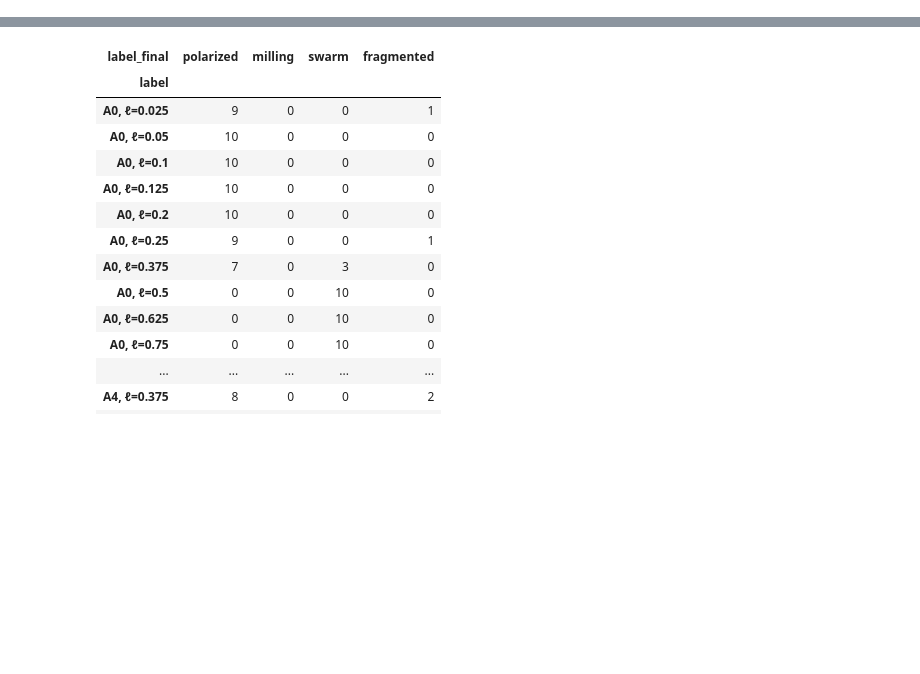
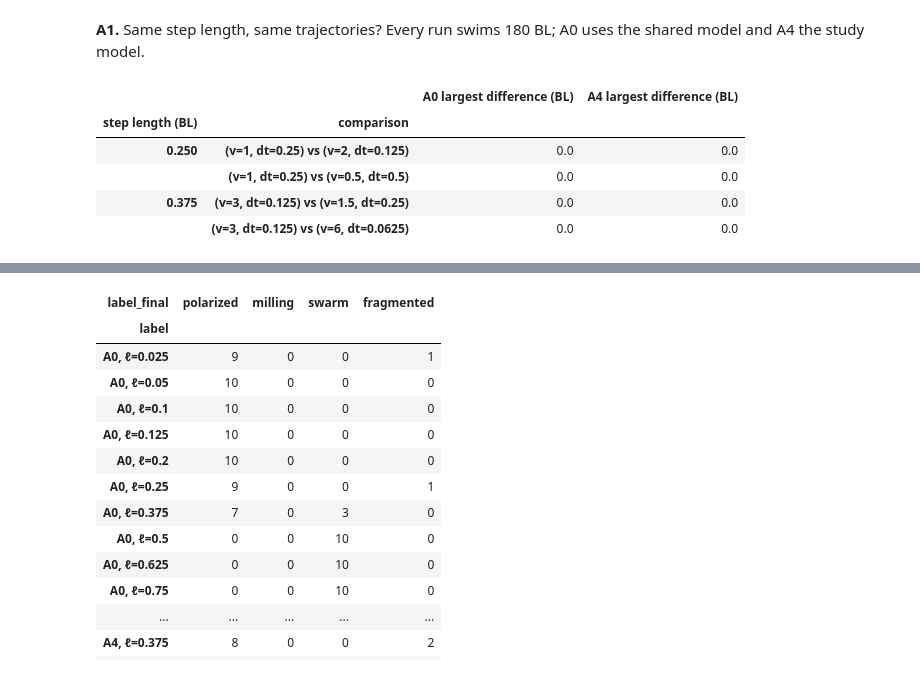
Before and after one commit to JacopodiPaola/MAS-2026, a Jupyter notebook: checks/trial_six_dt_and_speed/trial_six_dt_and_speed.ipynb, the cells around one changed output, grey strips where cells are left out. Cells and saved outputs as stored; diff of their text form; code cells hidden in the pictures; blank space fills up the shorter version.

```diff
--- a/checks/trial_six_dt_and_speed/trial_six_dt_and_speed.ipynb
+++ b/checks/trial_six_dt_and_speed/trial_six_dt_and_speed.ipynb
@@ -252,0 +84,48 @@ short_table(step_summary)
+# %%
+def shared_model_trajectory(speed, dt, seed, n_decisions, max_turn_rate=None, angular_noise=0.0):
+    """Positions after every decision in the shared model (shiner_model.py)."""
+    model = GoldenShinersModel(speed=speed, dt=dt, seed=seed, max_turn_rate=max_turn_rate,
+                               angular_noise=angular_noise, record_every=n_decisions + 1)
+    return record_trajectory(model, n_decisions)
+
+
+def study_model_trajectory(settings, speed, dt, seed, n_decisions):
+    """Positions after every decision in the study model, with a given speed and dt."""
+    changed = change_settings(settings, settings["label"], {"speed": speed, "dt": dt})
+    return record_trajectory(build_model(changed, seed), n_decisions)
+
+
+def largest_difference(trajectory_a, trajectory_b):
+    """Largest distance (BL) between the same fish at the same decision in two runs."""
+    distances = np.linalg.norm(trajectory_a - trajectory_b, axis=2)   # shape: (decisions, fish)
+    return distances.max()
+# %% [markdown]
+**A1.** Same step length, same trajectories? Every run swims 180 BL; A0 uses the shared model and A4 the study model.
+# %%
+rows = []
+for step_length in SAME_STEP_LENGTH:
+    pairs = SAME_STEP_LENGTH[step_length]
+    n_decisions = round(study_tools.SWIM_DISTANCE / step_length)
+    first_speed, first_dt = pairs[0]
+    for seed in SEEDS:
+        reference_a0 = shared_model_trajectory(first_speed, first_dt, seed, n_decisions)
+        reference_a4 = study_model_trajectory(PUCKETT_SETTINGS, first_speed, first_dt, seed, n_decisions)
+        for speed, dt in pairs[1:]:
+            rows.append({
+                "step length (BL)": step_length,
+                "comparison": f"(v={first_speed:g}, dt={first_dt:g}) vs (v={speed:g}, dt={dt:g})",
+                "A0 largest difference (BL)": largest_difference(reference_a0, shared_model_trajectory(speed, dt, seed, n_decisions)),
+                "A4 largest difference (BL)": largest_difference(
+                    reference_a4, study_model_trajectory(PUCKETT_SETTINGS, speed, dt, seed, n_decisions)),
+            })
+same_step = pd.DataFrame(rows)
+assert same_step["A0 largest difference (BL)"].max() == 0.0
+assert same_step["A4 largest difference (BL)"].max() == 0.0
+same_step.groupby(["step length (BL)", "comparison"], sort=False).max()
+# %% [output]
+|  |  | A0 largest difference (BL) | A4 largest difference (BL) |
+| step length (BL) | comparison |  |  |
+| 0.250 | (v=1, dt=0.25) vs (v=2, dt=0.125) | 0.0 | 0.0 |
+|  | (v=1, dt=0.25) vs (v=0.5, dt=0.5) | 0.0 | 0.0 |
+| 0.375 | (v=3, dt=0.125) vs (v=1.5, dt=0.25) | 0.0 | 0.0 |
+|  | (v=3, dt=0.125) vs (v=6, dt=0.0625) | 0.0 | 0.0 |
```
Also changed, not shown: parts of 54 cells of this notebook, 31 other files.
